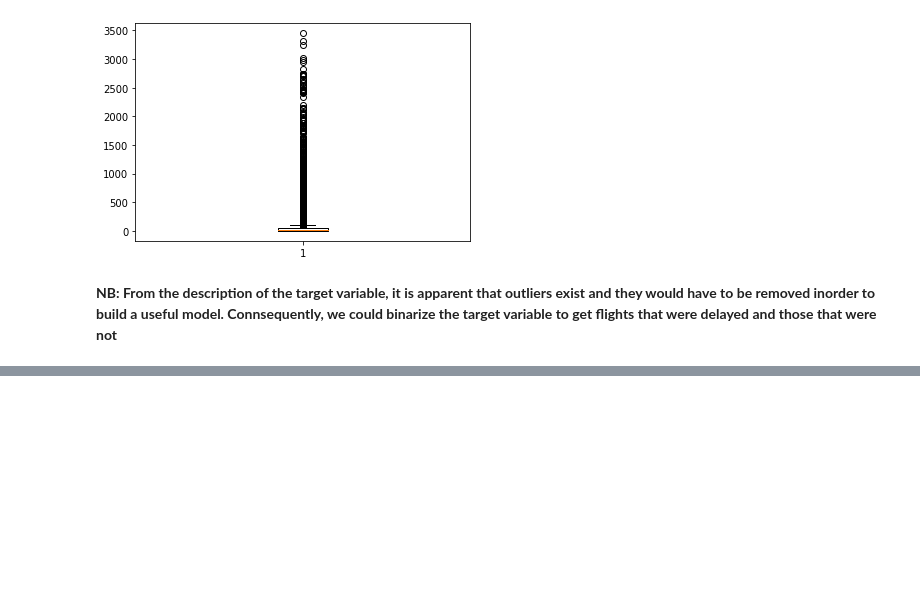
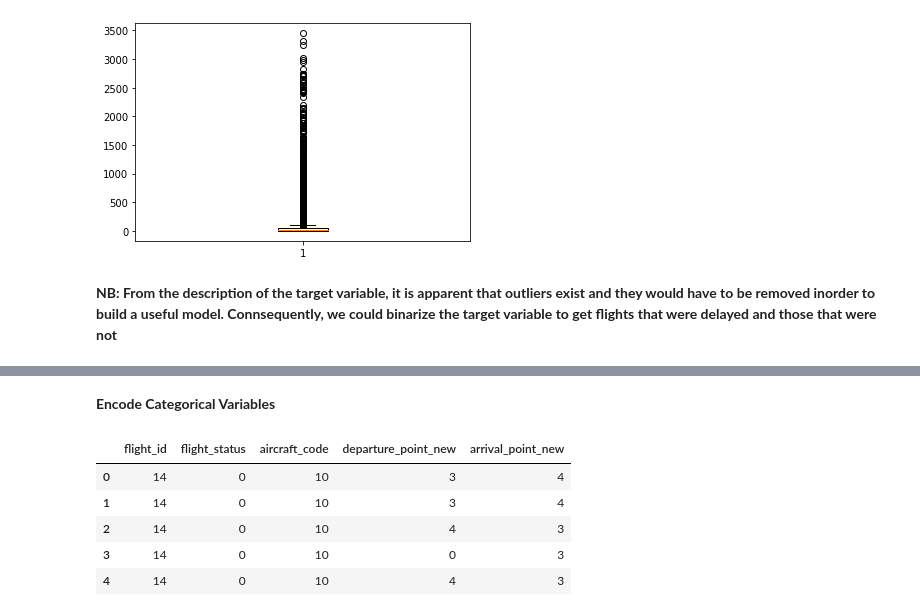
Before and after one commit to alahirajeffrey/Zindi_Flight_Delay_Prediction_Challenge, a Jupyter notebook: notebook.ipynb, the cells around one changed output, grey strips where cells are left out. Cells and saved outputs as stored; diff of their text form; code cells hidden in the pictures; blank space fills up the shorter version.

```diff
--- a/notebook.ipynb
+++ b/notebook.ipynb
@@ -242,4 +281,6 @@ new_df['departure_minute'] = new_df['departure_minute'].astype(int)
 new_df['arrival_hour'] = new_df['arrival_hour'].astype(int)
 new_df['arrival_minute'] = new_df['arrival_minute'].astype(int)
 new_df['target'] = new_df['target'].astype(int)
+# %% [markdown]
+**Encode Categorical Variables**
 # %%
@@ -250,0 +300,9 @@ num_vars
+# %%
+cat_vars_label_encoded.head()
+# %% [output]
+|  | flight_id | flight_status | aircraft_code | departure_point_new | arrival_point_new |
+| 0 | 14 | 0 | 10 | 3 | 4 |
+| 1 | 14 | 0 | 10 | 3 | 4 |
+| 2 | 14 | 0 | 10 | 4 | 3 |
+| 3 | 14 | 0 | 10 | 0 | 3 |
+| 4 | 14 | 0 | 10 | 4 | 3 |
```
Also changed, not shown: parts of 15 cells of this notebook.
